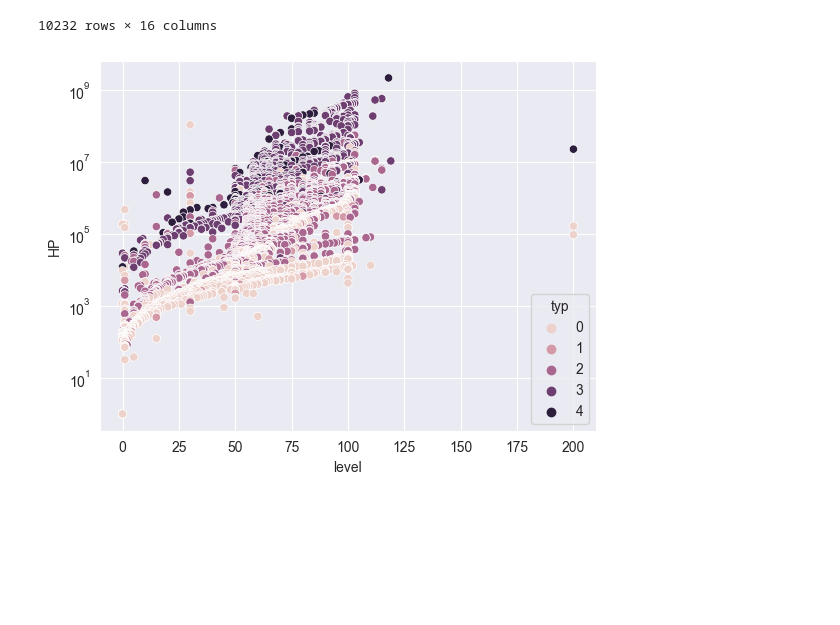
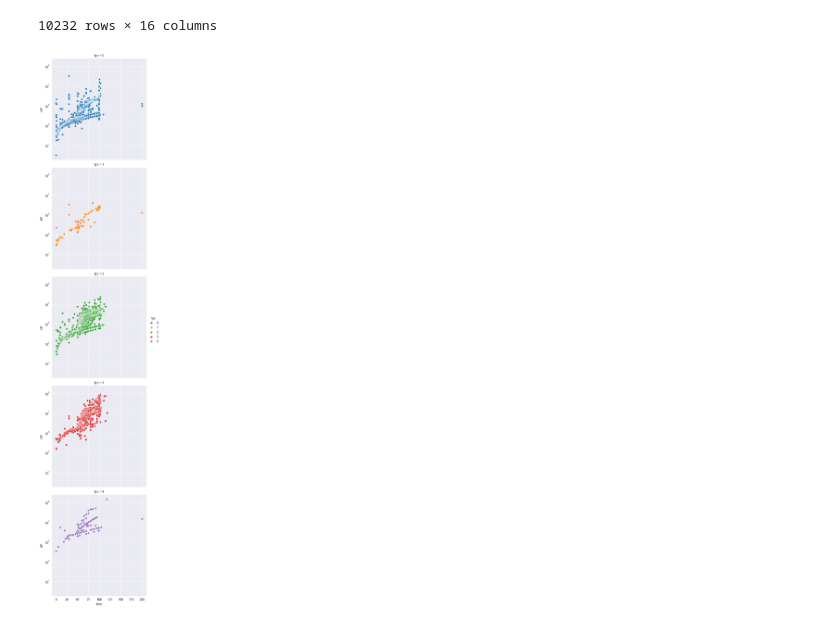
Before and after one commit to Urgith/data_science, a Jupyter notebook: scraping/RoM_database/data_plotting.ipynb, the cells around one changed output. Cells and saved outputs as stored; diff of their text form; code cells hidden in the pictures; blank space fills up the shorter version.

Commit message:
different plot for different type

```diff
--- a/scraping/RoM_database/data_plotting.ipynb
+++ b/scraping/RoM_database/data_plotting.ipynb
@@ -39,8 +24,8 @@ df
 10232 rows × 16 columns
 # %%
 sns.set_style('darkgrid')
-sns.scatterplot(data=df, x='level', y='HP', hue='typ')
+sns.relplot(data=df, x='level', y='HP', row='typ', hue='typ', palette='tab10')
 
 plt.yscale('log')
 # %% [output]
-[figure, old version]
+[figure, new version]
```
Also changed, not shown: parts of 1 cell of this notebook.
